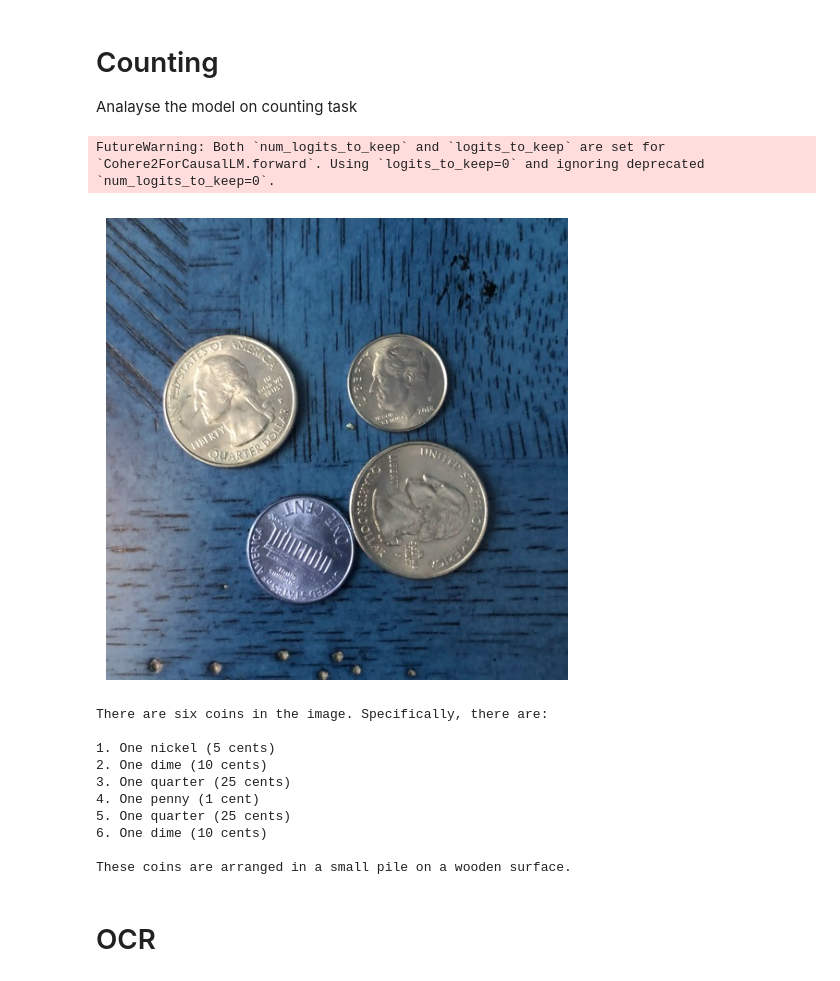
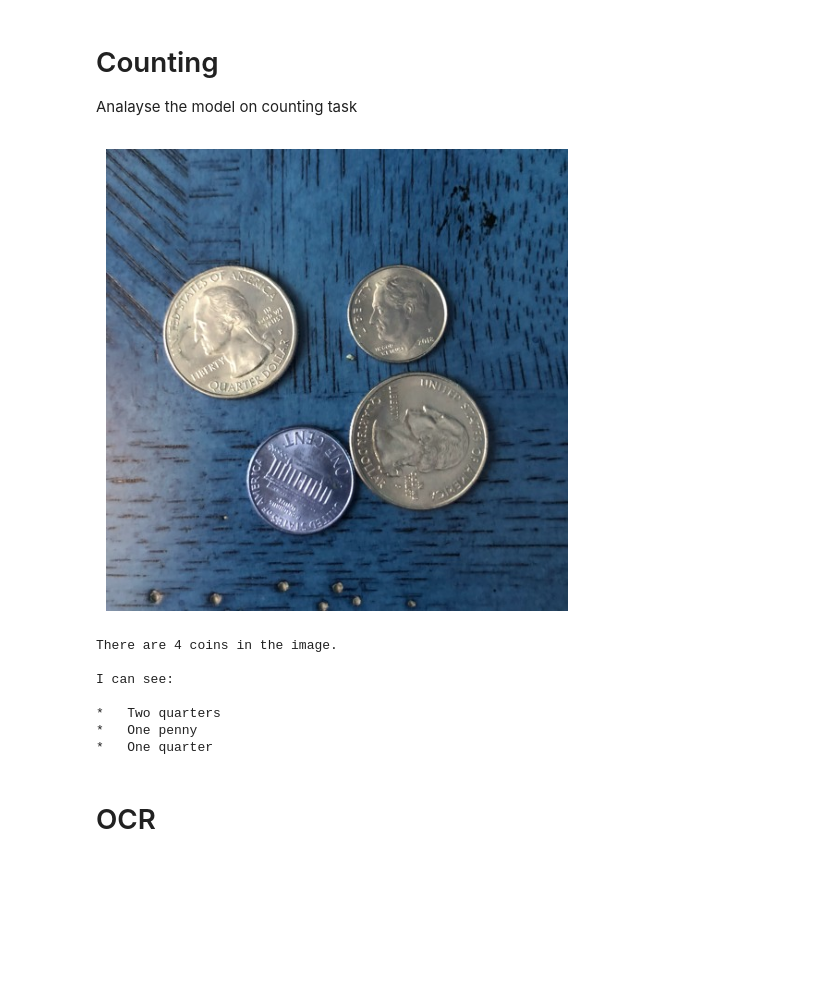
Before and after one commit to lab176344/vlm-notebookss, a Jupyter notebook: notebooks/inference/exploration-gemma3.ipynb, the cells around one changed output. Saved outputs shown, nothing was run; the diff lists cells and outputs as text; code cells hidden in the pictures; blank space fills up the shorter version.

```diff
--- a/notebooks/inference/exploration-gemma3.ipynb
+++ b/notebooks/inference/exploration-gemma3.ipynb
@@ -162,45 +226,46 @@ Analayse the model on counting task
 # %%
 # Format message with the aya-vision chat template
 counting_image_url = "https://i1.sndcdn.com/artworks-000631939663-rvxff5-t500x500.jpg"
 messages = [
+    {
+        "role": "system",
+        "content": [{"type": "text", "text": "You are a helpful assistant."}]
+    },
     {"role": "user",
      "content": [
        {"type": "image", "url": counting_image_url},
         {"type": "text", "text": "How many coins are there in the image?"},
     ]},
     ]
 
 inputs = processor.apply_chat_template(
-    messages, padding=True, add_generation_prompt=True, tokenize=True, return_dict=True, return_tensors="pt"
-).to(model.device)
+    messages, add_generation_prompt=True, tokenize=True,
+    return_dict=True, return_tensors="pt").to(model.device, dtype=torch.bfloat16)
+input_len = inputs["input_ids"].shape[-1]
 
-gen_tokens = model.generate(
-    **inputs,
-    max_new_tokens=300,
-    do_sample=True,
-    temperature=0.3,
-)
+with torch.inference_mode():
+    generation = model.generate(**inputs, max_new_tokens=1000, do_sample=False).to(model.device)
+    generation = generation[0][input_len:]
+
+text_response = processor.decode(generation, skip_special_tokens=True)
+
 response = requests.get(counting_image_url, stream=True)
 image_array = np.asarray(bytearray(response.content), dtype=np.uint8)
 image = cv2.imdecode(image_array, cv2.IMREAD_COLOR)
 plt.figure(figsize=(8, 6))
 plt.imshow(image)
 plt.axis("off")
 plt.show()
-print(processor.tokenizer.decode(gen_tokens[0][inputs.input_ids.shape[1]:], skip_special_tokens=True))
+print(text_response)
 # %% [output]
+[figure]
-FutureWarning: Both `num_logits_to_keep` and `logits_to_keep` are set for `Cohere2ForCausalLM.forward`. Using `logits_to_keep=0` and ignoring deprecated `num_logits_to_keep=0`.
+There are 4 coins in the image.
+
+I can see:
+
+*   Two quarters
+*   One penny
+*   One quarter
-[figure]
-There are six coins in the image. Specifically, there are:
-
-1. One nickel (5 cents)
-2. One dime (10 cents)
-3. One quarter (25 cents)
-4. One penny (1 cent)
-5. One quarter (25 cents)
-6. One dime (10 cents)
-
-These coins are arranged in a small pile on a wooden surface.
 # %% [markdown]
 # OCR
 # %%
```
Also changed, not shown: parts of 10 cells of this notebook.
